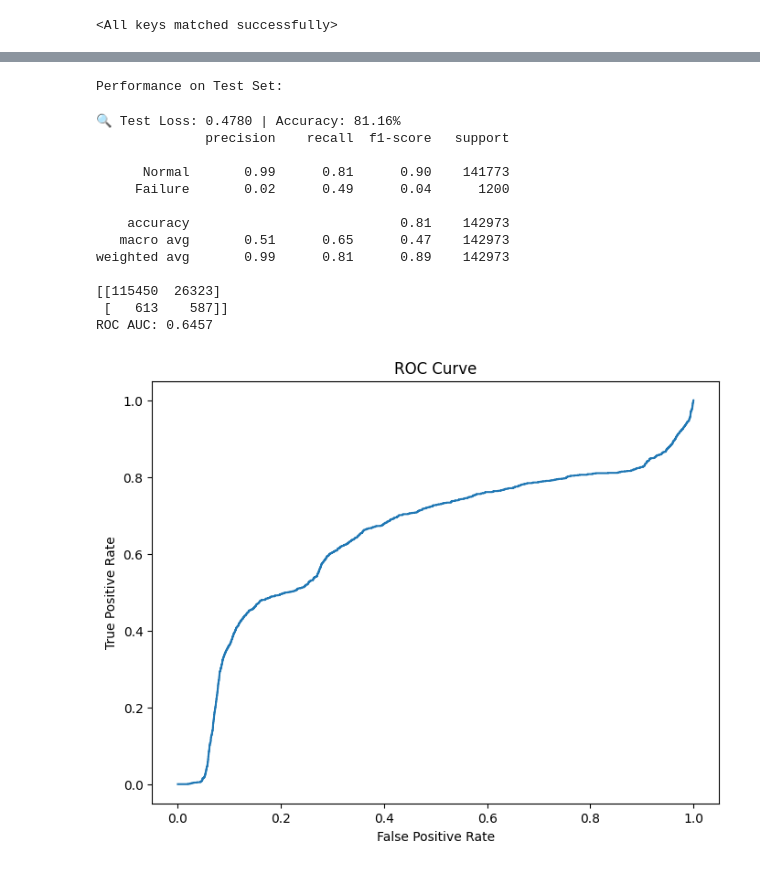
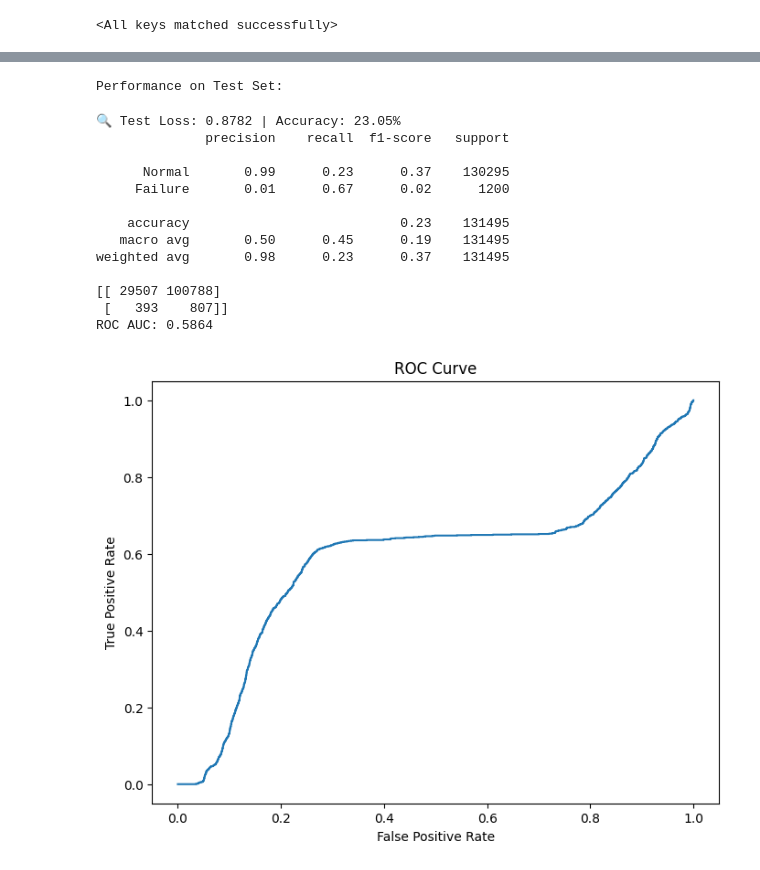
Before and after one commit to libao3128/predictive_maintenance, a Jupyter notebook: train_model_local.ipynb, the cells around one changed output, grey strips where cells are left out. Cells and saved outputs as stored; diff of their text form; code cells hidden in the pictures.

```diff
--- a/train_model_local.ipynb
+++ b/train_model_local.ipynb
@@ -48,2 +49,0 @@ if performe_visualization:
-# %%
-failure_sessions = failure_sessions[failure_sessions['maintenance'] == False]
@@ -266,4 +263,4 @@ optimizer = torch.optim.Adam(model.parameters(), lr=1e-3)
 pos_weight_value = 2.0
 criterion = torch.nn.BCEWithLogitsLoss(pos_weight=torch.tensor([pos_weight_value], dtype=torch.float)).to('cuda')
 # %%
-#model.load_state_dict(torch.load(r'model\0812_0003\epoch_15.pth', weights_only=True))
+model.load_state_dict(torch.load(r'model\0813_1935\epoch_50.pth', weights_only=True))
@@ -309,7 +313,7 @@ plt.legend()
 # %% [markdown]
 ### Model Evaluation
 # %%
-model.load_state_dict(torch.load(r'model\0813_0526\epoch_100.pth', weights_only=True))
+model.load_state_dict(torch.load(r'model\0813_1935\epoch_20.pth', weights_only=True))
 # %% [output]
 <All keys matched successfully>
 # %%
@@ -340,17 +344,9 @@ trues, predictions, outputs = test_loop(model, val_loader_for_eval, device='cuda
 # %%
-from sklearn.metrics import precision_recall_curve, f1_score
+from sklearn.metrics import precision_recall_curve
+prec, rec, thresholds = precision_recall_curve(trues, outputs, pos_label=1)
 
-# y_val: 驗證集真實標籤 (0/1)
-# y_val_scores: 模型輸出的機率（sigmoid 後）或 logits
-precisions, recalls, thresholds = precision_recall_curve(trues, outputs)
-
-# 計算 F1
-f1_scores = 2 * precisions * recalls / (precisions + recalls + 1e-8)
-best_idx = f1_scores.argmax()
-best_threshold = thresholds[best_idx]
-
-print("Best threshold:", best_threshold)
-print("Precision:", precisions[best_idx])
-print("Recall:", recalls[best_idx])
-print("F1:", f1_scores[best_idx])
+target_recall = 0.8
+idx = next(i for i,r in enumerate(rec) if r < target_recall) - 1
+best_threshold = thresholds[idx]
+print(f"Threshold for recall ≥ {target_recall}: {best_threshold:.4f}, Precision={prec[idx]:.3f}")
 # %% [output]
@@ -380,19 +373,19 @@ ROC AUC: 0.6425
 # %%
 print("Performance on Test Set:")
-evaluate_model(model, test_loader, best_threshold=0.5, device='cuda', criterion=criterion)
+evaluate_model(model, test_loader, best_threshold=best_threshold, device='cuda', criterion=criterion)
 # %% [output]
 Performance on Test Set:
-🔍 Test Loss: 0.4780 | Accuracy: 81.16%
+🔍 Test Loss: 0.8782 | Accuracy: 23.05%
               precision    recall  f1-score   support
 
-      Normal       0.99      0.81      0.90    141773
-     Failure       0.02      0.49      0.04      1200
+      Normal       0.99      0.23      0.37    130295
+     Failure       0.01      0.67      0.02      1200
 
-    accuracy                           0.81    142973
-   macro avg       0.51      0.65      0.47    142973
-weighted avg       0.99      0.81      0.89    142973
+    accuracy                           0.23    131495
+   macro avg       0.50      0.45      0.19    131495
+weighted avg       0.98      0.23      0.37    131495
 
-[[115450  26323]
- [   613    587]]
-ROC AUC: 0.6457
+[[ 29507 100788]
+ [   393    807]]
+ROC AUC: 0.5864
-[figure, old version]
+[figure, new version]
```
Also changed, not shown: parts of 29 cells of this notebook, 16 other files.
